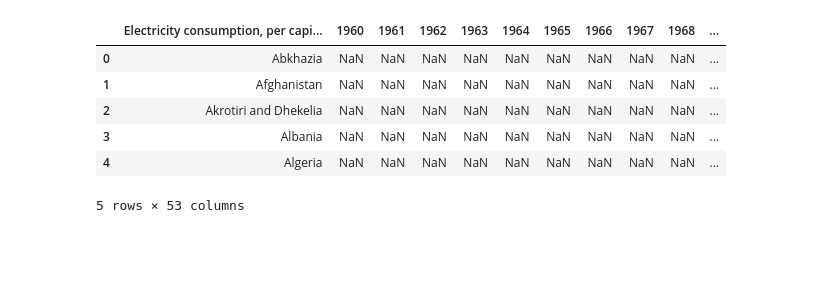
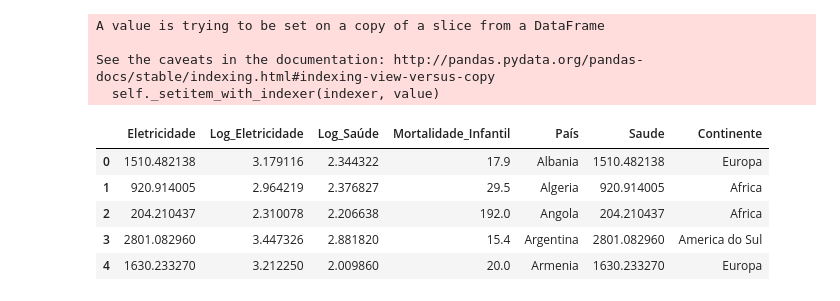
Before and after one commit to carloshljr/CD, a Jupyter notebook: Projeto 3/Projeto 3.ipynb, the cells around one changed output. Cells and saved outputs as stored; diff of their text form; code cells hidden in the pictures; blank space fills up the shorter version.

```diff
--- a/Projeto 3/Projeto 3.ipynb
+++ b/Projeto 3/Projeto 3.ipynb
@@ -21,3 +23,5 @@ electricity = pd.read_excel('Indicator_Electricity consumption per capita.xlsx')
+# %%
+mortalidade = pd.read_csv("dados_mort")
 # %%
 mortalidade.head()
 # %% [output]
@@ -31 +34,26 @@ mortalidade.head()
+# %%
+log_saude=[]
+log_eletricidade=[]
+saude=[]
+eletricidade=[]
+pais=[]
+mortalidad=[]
+
+for i in range(len(mortalidade)):
+    log_saude.append(math.log10(mortalidade.HEALTH_SPEND[i]))
+    log_eletricidade.append(math.log10(mortalidade.ELECTRICITY[i]))
+
+
+MORTALIDADE_INFANTIL = list(mortalidade.MORTALIDADE_INFANTIL)
+ELETRICIDADE = list(mortalidade.ELECTRICITY)
+PAIS = list(mortalidade.PAIS)
+SAUDE = list(mortalidade.ELECTRICITY)
+
+for i in range(len(mortalidade)):
+    mortalidad.append(MORTALIDADE_INFANTIL[i])
+    pais.append(PAIS[i])
+    saude.append(SAUDE[i])
+    eletricidade.append(ELETRICIDADE[i])
+
+mortalidade0 = pd.DataFrame({"Eletricidade":eletricidade,"Saude":saude,"Mortalidade_Infantil":mortalidad,"Log_Eletricidade":log_eletricidade,"Log_Saúde":log_saude,"País":pais})
 # %%
@@ -40,10 +400,30 @@ health.head()
+# %%
+
+mortalidade0["Continente"] = 0.0
+for e in range(len(mortalidade0.País)):
+    if mortalidade0.País[e] in n_america:
+        mortalidade0.Continente.loc[e] = "America do Norte"
+    elif mortalidade0.País[e] in s_america:
+        mortalidade0.Continente.loc[e] = "America do Sul"
+    elif mortalidade0.País[e] in africa:
+        mortalidade0.Continente.loc[e] = "Africa"
+    elif mortalidade0.País[e] in asia:
+        mortalidade0.Continente.loc[e] = "Asia"
+    elif mortalidade0.País[e] in oceania:
+        mortalidade0.Continente.loc[e] = "Oceania"
+    elif mortalidade0.País[e] in europe:
+        mortalidade0.Continente.loc[e] = "Europa"
+# %% [output]
+A value is trying to be set on a copy of a slice from a DataFrame
+
+See the caveats in the documentation: http://pandas.pydata.org/pandas-docs/stable/indexing.html#indexing-view-versus-copy
+  self._setitem_with_indexer(indexer, value)
 # %%
-electricity.head()
+mortalidade0.head()
 # %% [output]
-|  | Electricity consumption, per capi... | 1960 | 1961 | 1962 | 1963 | 1964 | 1965 | 1966 | 1967 | 1968 | ... |
-| 0 | Abkhazia | NaN | NaN | NaN | NaN | NaN | NaN | NaN | NaN | NaN | ... |
-| 1 | Afghanistan | NaN | NaN | NaN | NaN | NaN | NaN | NaN | NaN | NaN | ... |
-| 2 | Akrotiri and Dhekelia | NaN | NaN | NaN | NaN | NaN | NaN | NaN | NaN | NaN | ... |
-| 3 | Albania | NaN | NaN | NaN | NaN | NaN | NaN | NaN | NaN | NaN | ... |
-| 4 | Algeria | NaN | NaN | NaN | NaN | NaN | NaN | NaN | NaN | NaN | ... |
+|  | Eletricidade | Log_Eletricidade | Log_Saúde | Mortalidade_Infantil | País | Saude | Continente |
+| 0 | 1510.482138 | 3.179116 | 2.344322 | 17.9 | Albania | 1510.482138 | Europa |
+| 1 | 920.914005 | 2.964219 | 2.376827 | 29.5 | Algeria | 920.914005 | Africa |
+| 2 | 204.210437 | 2.310078 | 2.206638 | 192.0 | Angola | 204.210437 | Africa |
+| 3 | 2801.082960 | 3.447326 | 2.881820 | 15.4 | Argentina | 2801.082960 | America do Sul |
+| 4 | 1630.233270 | 3.212250 | 2.009860 | 20.0 | Armenia | 1630.233270 | Europa |
-5 rows × 53 columns
```
Also changed, not shown: parts of 17 cells of this notebook, 1 other file.
